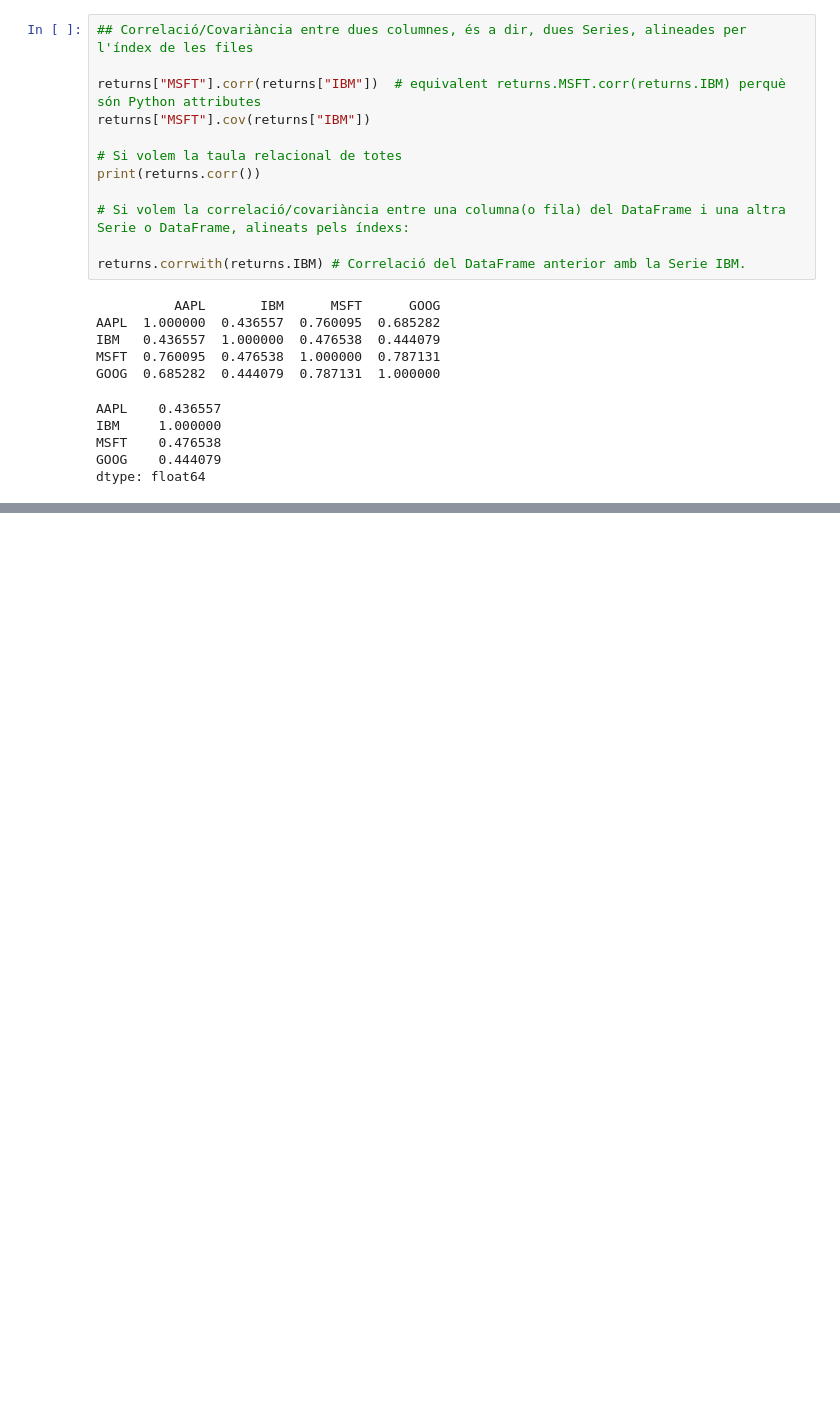
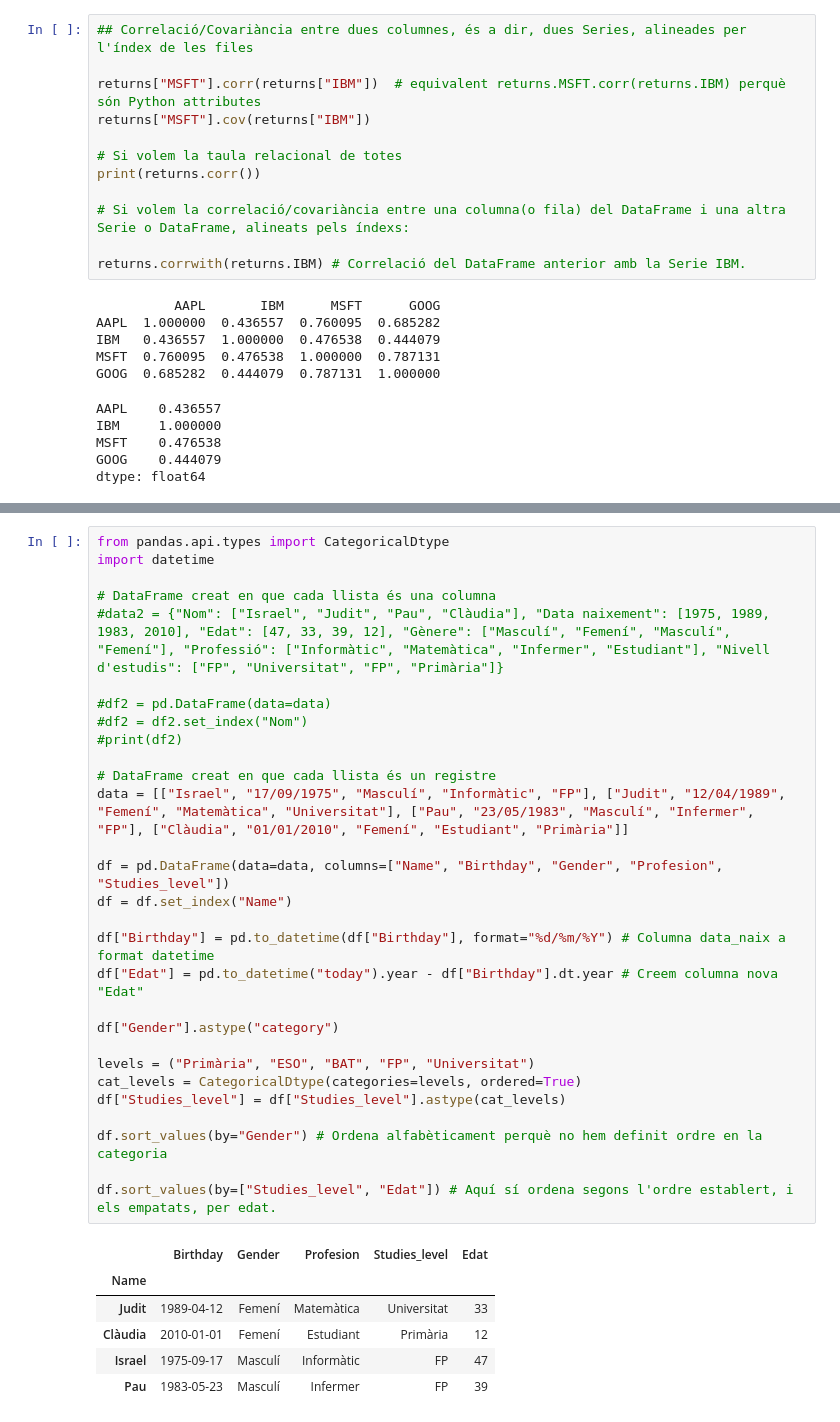
Before and after one commit to ditcas/llibreries_python, a Jupyter notebook: pandas.ipynb, the cells around one changed output, grey strips where cells are left out. Cells and saved outputs as stored; diff of their text form; blank space fills up the shorter version.

```diff
--- a/pandas.ipynb
+++ b/pandas.ipynb
@@ -659,0 +900,36 @@ dtype: float64
+# %%
+from pandas.api.types import CategoricalDtype
+import datetime
+
+# DataFrame creat en que cada llista és una columna
+#data2 = {"Nom": ["Israel", "Judit", "Pau", "Clàudia"], "Data naixement": [1975, 1989, 1983, 2010], "Edat": [47, 33, 39, 12], "Gènere": ["Masculí", "Femení", "Masculí", "Femení"], "Professió": ["Informàtic", "Matemàtica", "Infermer", "Estudiant"], "Nivell d'estudis": ["FP", "Universitat", "FP", "Primària"]}
+
+#df2 = pd.DataFrame(data=data)
+#df2 = df2.set_index("Nom")
+#print(df2)
+
+# DataFrame creat en que cada llista és un registre
+data = [["Israel", "17/09/1975", "Masculí", "Informàtic", "FP"], ["Judit", "12/04/1989", "Femení", "Matemàtica", "Universitat"], ["Pau", "23/05/1983", "Masculí", "Infermer", "FP"], ["Clàudia", "01/01/2010", "Femení", "Estudiant", "Primària"]]
+
+df = pd.DataFrame(data=data, columns=["Name", "Birthday", "Gender", "Profesion", "Studies_level"])
+df = df.set_index("Name")
+
+df["Birthday"] = pd.to_datetime(df["Birthday"], format="%d/%m/%Y") # Columna data_naix a format datetime
+df["Edat"] = pd.to_datetime("today").year - df["Birthday"].dt.year # Creem columna nova "Edat"
+
+df["Gender"].astype("category")
+
+levels = ("Primària", "ESO", "BAT", "FP", "Universitat")
+cat_levels = CategoricalDtype(categories=levels, ordered=True)
+df["Studies_level"] = df["Studies_level"].astype(cat_levels)
+
+df.sort_values(by="Gender") # Ordena alfabèticament perquè no hem definit ordre en la categoria
+
+df.sort_values(by=["Studies_level", "Edat"]) # Aquí sí ordena segons l'ordre establert, i els empatats, per edat.
+# %% [output]
+|  | Birthday | Gender | Profesion | Studies_level | Edat |
+| Name |  |  |  |  |  |
+| Judit | 1989-04-12 | Femení | Matemàtica | Universitat | 33 |
+| Clàudia | 2010-01-01 | Femení | Estudiant | Primària | 12 |
+| Israel | 1975-09-17 | Masculí | Informàtic | FP | 47 |
+| Pau | 1983-05-23 | Masculí | Infermer | FP | 39 |
```
Also changed, not shown: parts of 30 cells of this notebook.
